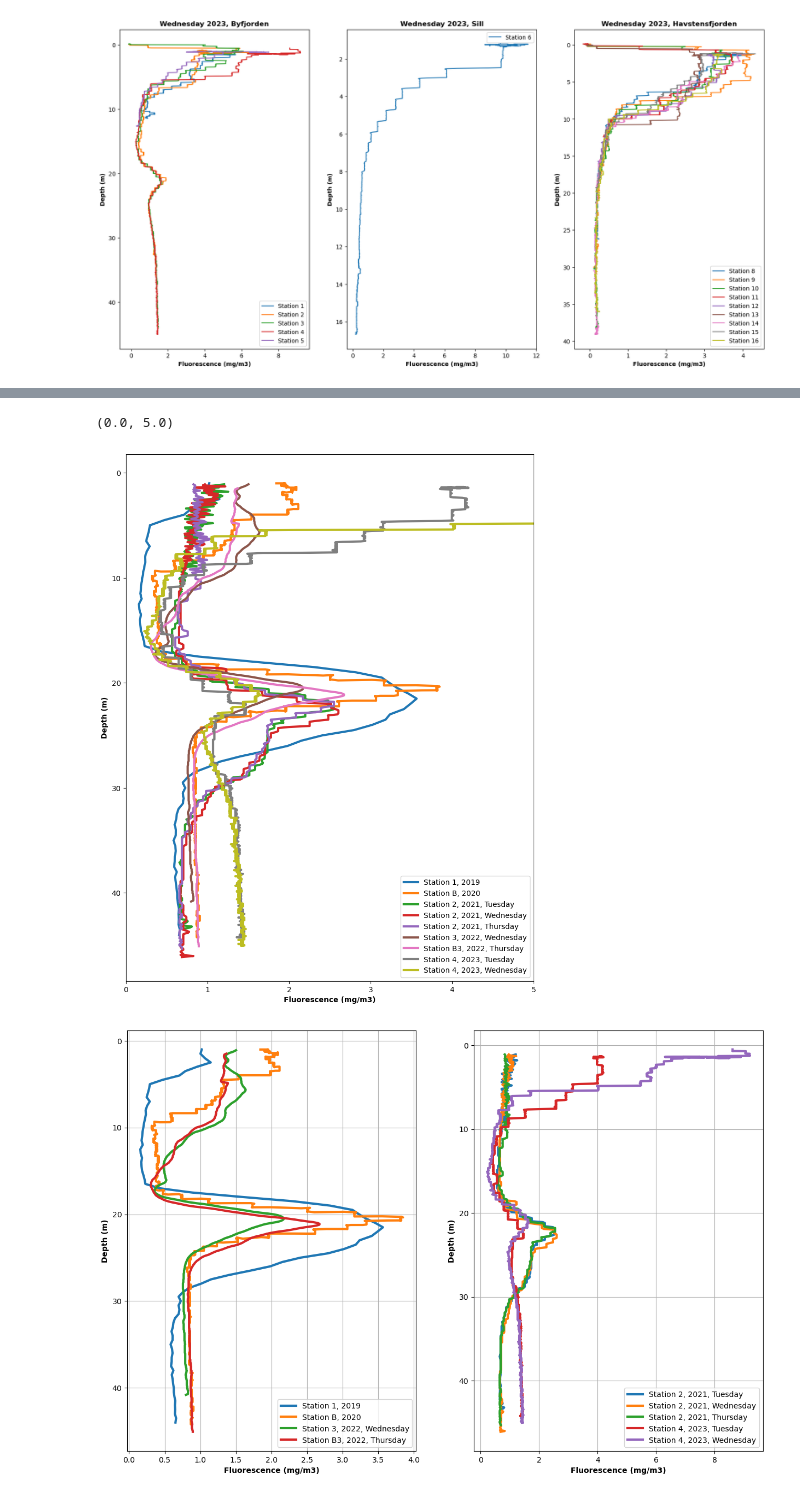
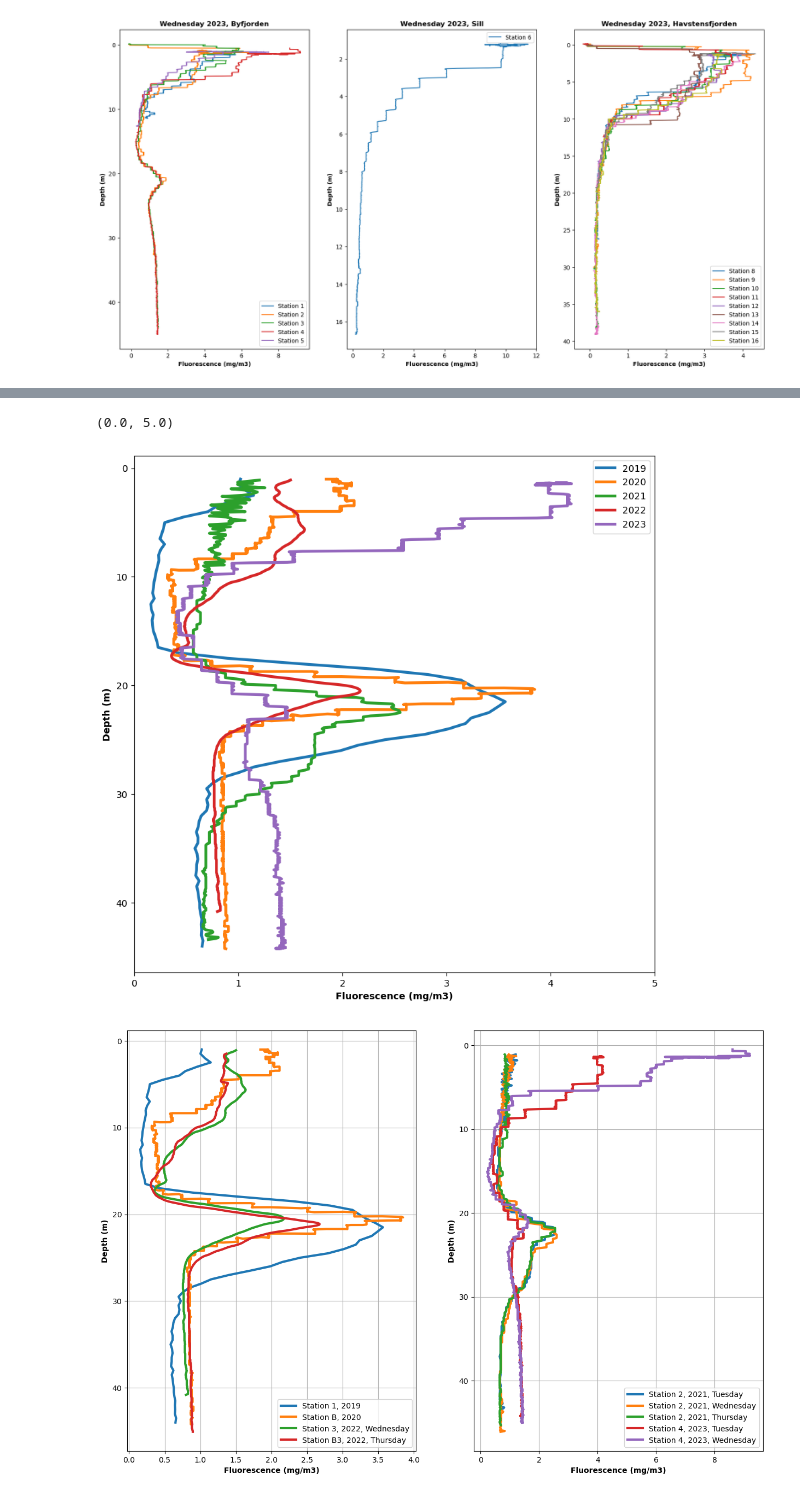
Before and after one commit to haganjam/MAR440_2023, a Jupyter notebook: code/CTD_plot_script.ipynb, the cells around one changed output, grey strips where cells are left out. Drawn from its saved outputs; the diff is of its cells as text; code cells hidden in the pictures.

```diff
--- a/code/CTD_plot_script.ipynb
+++ b/code/CTD_plot_script.ipynb
@@ -725,39 +771,39 @@ tiny_23_fleco_tue = st_4_23_t['flECO-AFL']/100
 tiny_23_fleco_wed = st_4_23['flECO-AFL']/100
 # %%
 #Compare the deepest points of every year
-plt.rcParams["figure.figsize"]=(10,13)
+plt.rcParams["figure.figsize"]=(10,10)
 #Station 1 from 2019
-plt.plot(st_1_19['flECO-AFL'], st_1_19['depSM'], linewidth=3, label="Station 1, 2019")
+plt.plot(st_1_19['flECO-AFL'], st_1_19['depSM'], linewidth=3, label="2019")
 
 #Station B from 2020
-plt.plot(st_2_20['flECO-AFL'], st_2_20['depSM'],linewidth=3, label="Station B, 2020")
+plt.plot(st_2_20['flECO-AFL'], st_2_20['depSM'],linewidth=3, label="2020")
 
 #Station 2 from 2021, tuesday
-plt.plot(st_2_21_tue_fix['flECO-AFL'], st_2_21_tue_fix['prDM'],linewidth=3,label="Station 2, 2021, Tuesday")
+plt.plot(st_2_21_tue_fix['flECO-AFL'], st_2_21_tue_fix['prDM'],linewidth=3,label="2021")
 
 #Station 2 2021 wednesday
-plt.plot(st_2_21_wed_fix['flECO-AFL'], st_2_21_wed_fix['prDM'],linewidth=3, label="Station 2, 2021, Wednesday")
+#plt.plot(st_2_21_wed_fix['flECO-AFL'], st_2_21_wed_fix['prDM'],linewidth=3, color = "tab:green")
 #2021 thursday, also station 2
-plt.plot(st_2_21_thu_fix['flECO-AFL'], st_2_21_thu_fix['prDM'],linewidth=3, label="Station 2, 2021, Thursday")
+#plt.plot(st_2_21_thu_fix['flECO-AFL'], st_2_21_thu_fix['prDM'],linewidth=3, color = "tab:green")
 #Wednesday 2022, station 4
-plt.plot(st_3_22_fix['flECO-AFL'], st_3_22_fix['depSM'],linewidth=3,label="Station 3, 2022, Wednesday")
+plt.plot(st_3_22_fix['flECO-AFL'], st_3_22_fix['depSM'],linewidth=3,label="2022")
 
 #Thursday 2022, station B3
-plt.plot(st_B3_22_fix['flECO-AFL'], st_B3_22_fix['depSM'],linewidth=3,label="Station B3, 2022, Thursday")
+#plt.plot(st_B3_22_fix['flECO-AFL'], st_B3_22_fix['depSM'],linewidth=3,color = "tab:red")
 
 #Station 4, tuesday 2023
-plt.plot(st_4_23_t['flECO-AFL'], st_4_23_t['depSM'],linewidth=3,label="Station 4, 2023, Tuesday")
+plt.plot(st_4_23_t['flECO-AFL'], st_4_23_t['depSM'],linewidth=3,label="2023")
 #Station 4, wednesday 2023
-plt.plot(st_4_23['flECO-AFL'], st_4_23['depSM'], linewidth=3,label="Station 4, 2023, Wednesday")
+#plt.plot(st_4_23['flECO-AFL'], st_4_23['depSM'], linewidth=3,color = "tab:purple")
 
 plt.gca().invert_yaxis()
 plt.legend()
 plt.ylabel('Depth (m)',fontweight="bold")
 plt.xlabel('Fluorescence (mg/m3)',fontweight="bold")
 plt.xlim(0,5)
 # %% [output]
 (0.0, 5.0)
-[figure, old version]
+[figure, new version]
 # %%
 #Next to each other
 plt.rcParams["figure.figsize"]=(15,10)
```
Also changed, not shown: parts of 8 cells of this notebook, 6 other files.
